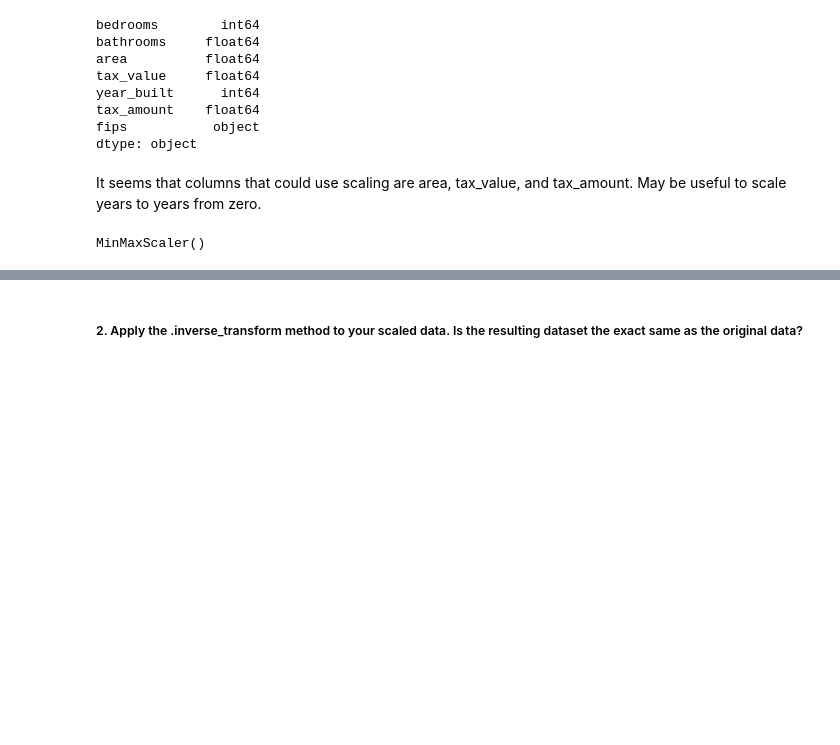
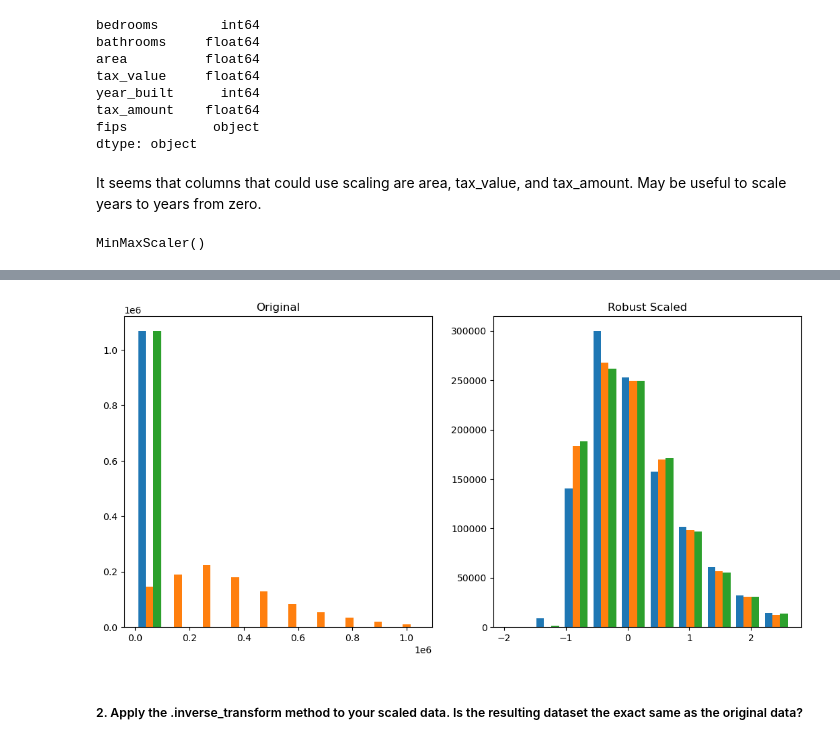
Before and after one commit to corey-baughman/009_regression_exercises, a Jupyter notebook: 0328_scaling.ipynb, the cells around one changed output, grey strips where cells are left out. Saved outputs shown, nothing was run; the diff lists cells and outputs as text; code cells hidden in the pictures; blank space fills up the shorter version.

```diff
--- a/0328_scaling.ipynb
+++ b/0328_scaling.ipynb
@@ -96,2 +121,13 @@ plt.show()
+# %%
+plt.figure(figsize=(13, 6))
+plt.subplot(121)
+plt.hist(x1_train)
+plt.title('Original')
+plt.subplot(122)
+plt.hist(x3_train_scaled)
+plt.title('Robust Scaled')
+plt.show()
+# %% [output]
+[figure, added]
 # %% [markdown]
 ##### 2. Apply the .inverse_transform method to your scaled data. Is the resulting dataset the exact same as the original data?
```
Also changed, not shown: parts of 13 cells of this notebook, 11 other files.
